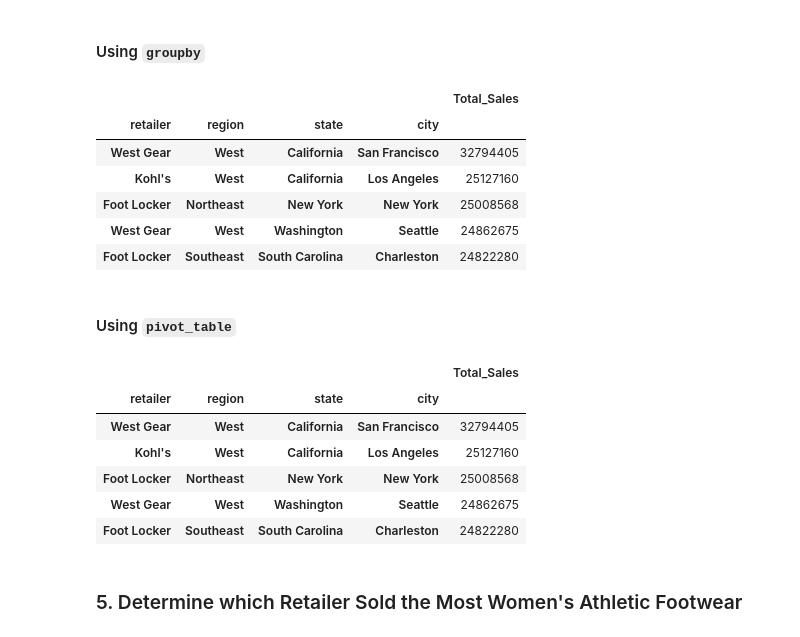
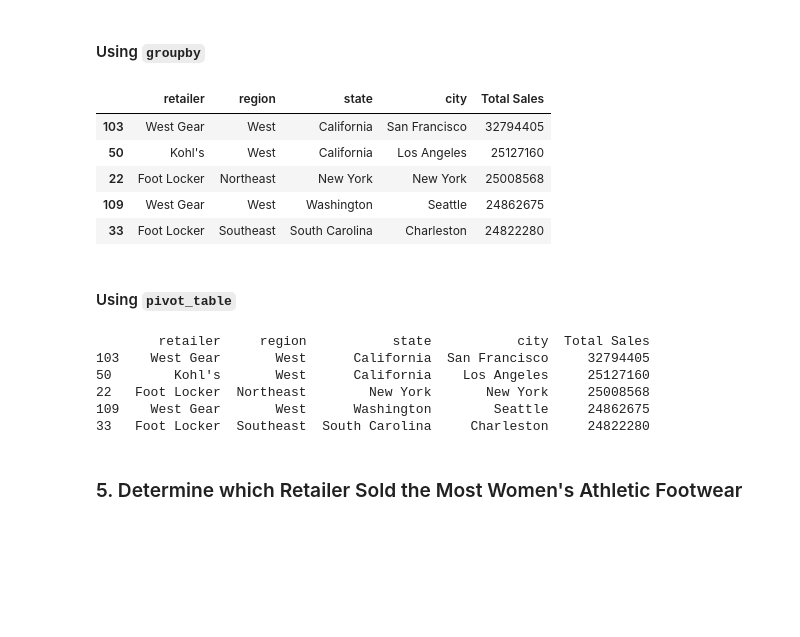
Before and after one commit to King-Rian/athletic_sales_analysis, a Jupyter notebook: athletic_sales_analysis.ipynb, the cells around one changed output. Cells and saved outputs as stored; diff of their text form; code cells hidden in the pictures; blank space fills up the shorter version.

```diff
--- a/athletic_sales_analysis.ipynb
+++ b/athletic_sales_analysis.ipynb
@@ -337,17 +336,24 @@ top_5_results
 # %%
 # Show the total sales for the products sold for each retailer, region, state, and city.
 # Rename the "total_sales" column to "Total Sales"
 
 
 # Show the top 5 results.
+
+grouped_df = combined_df.groupby(['retailer', 'region', 'state', 'city']).agg({'total_sales': 'sum'}).reset_index()
+
+grouped_df.rename(columns={'total_sales': 'Total Sales'}, inplace=True)
+
+top_5_results = grouped_df.sort_values(by='Total Sales', ascending=False).head()
+
+top_5_results
 # %% [output]
-|  |  |  |  | Total_Sales |
-| retailer | region | state | city |  |
-| West Gear | West | California | San Francisco | 32794405 |
-| Kohl's | West | California | Los Angeles | 25127160 |
-| Foot Locker | Northeast | New York | New York | 25008568 |
-| West Gear | West | Washington | Seattle | 24862675 |
-| Foot Locker | Southeast | South Carolina | Charleston | 24822280 |
+|  | retailer | region | state | city | Total Sales |
+| 103 | West Gear | West | California | San Francisco | 32794405 |
+| 50 | Kohl's | West | California | Los Angeles | 25127160 |
+| 22 | Foot Locker | Northeast | New York | New York | 25008568 |
+| 109 | West Gear | West | Washington | Seattle | 24862675 |
+| 33 | Foot Locker | Southeast | South Carolina | Charleston | 24822280 |
 # %% [markdown]
 #### Using `pivot_table`
 # %%
@@ -358,14 +364,25 @@ top_5_results
 
 
 # Show the top 5 results.
+
+pivot_table = combined_df.pivot_table(
+    index=['retailer', 'region', 'state', 'city'],
+    values='total_sales',
+    aggfunc='sum'
+).reset_index()
+
+pivot_table.rename(columns={'total_sales': 'Total Sales'}, inplace=True)
+
+top_5_results = pivot_table.sort_values(by='Total Sales', ascending=False).head()
+
+print(top_5_results)
 # %% [output]
-|  |  |  |  | Total_Sales |
-| retailer | region | state | city |  |
-| West Gear | West | California | San Francisco | 32794405 |
-| Kohl's | West | California | Los Angeles | 25127160 |
-| Foot Locker | Northeast | New York | New York | 25008568 |
-| West Gear | West | Washington | Seattle | 24862675 |
-| Foot Locker | Southeast | South Carolina | Charleston | 24822280 |
+        retailer     region           state           city  Total Sales
+103    West Gear       West      California  San Francisco     32794405
+50        Kohl's       West      California    Los Angeles     25127160
+22   Foot Locker  Northeast        New York       New York     25008568
+109    West Gear       West      Washington        Seattle     24862675
+33   Foot Locker  Southeast  South Carolina     Charleston     24822280
 # %% [markdown]
 ### 5. Determine which Retailer Sold the Most Women's Athletic Footwear
 # %%
```
Also changed, not shown: parts of 7 cells of this notebook.
